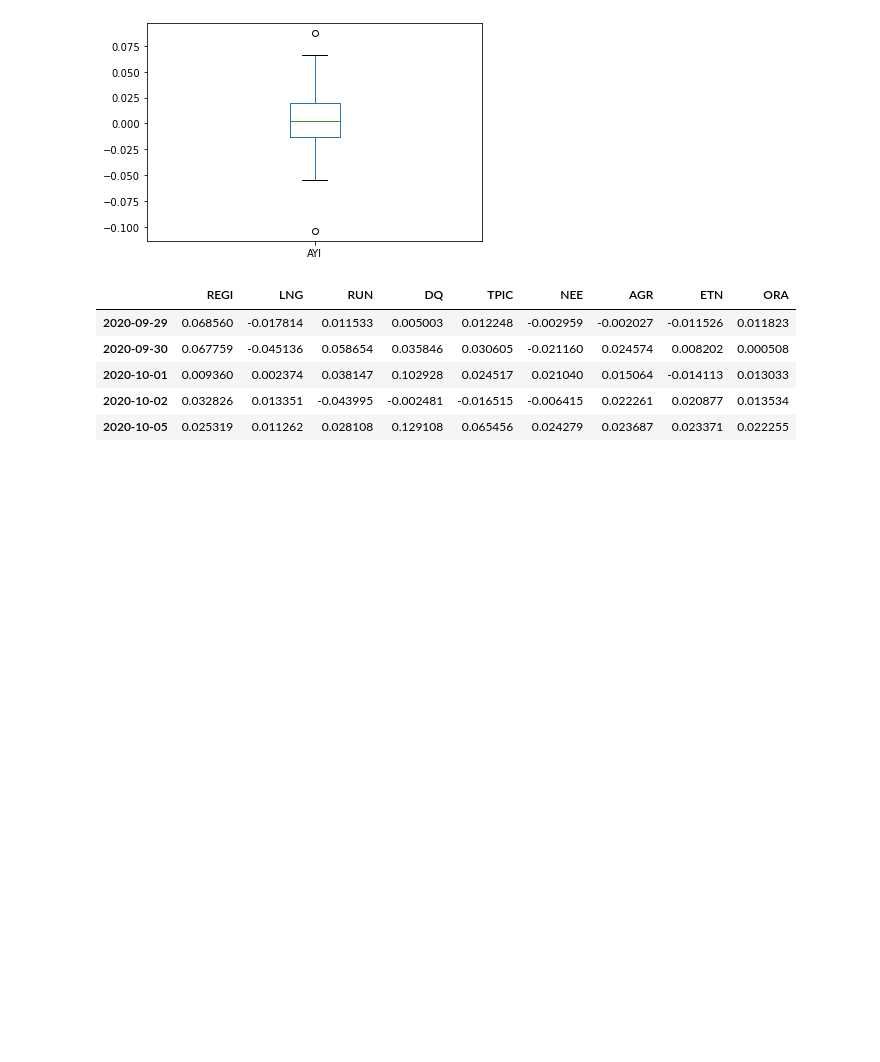
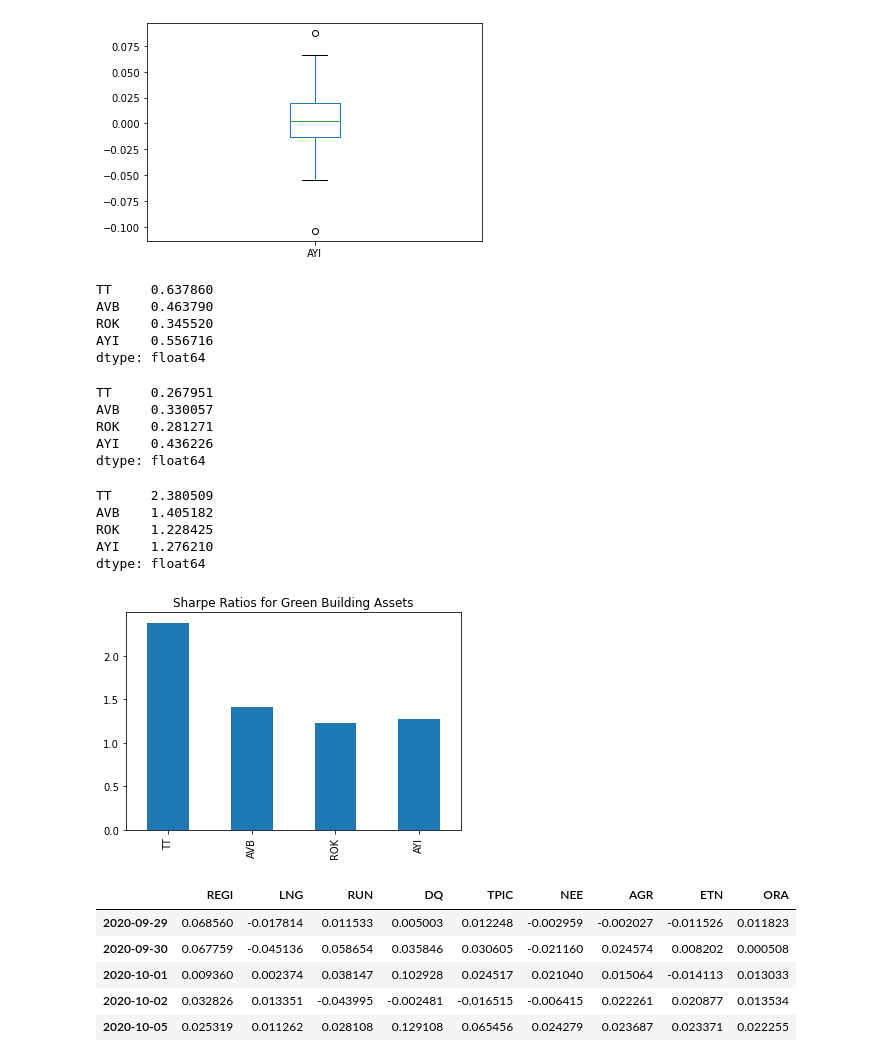
Before and after one commit to pstgeme/portfolio_analyzer, a Jupyter notebook: project_1.ipynb, the cells around one changed output. Drawn from its saved outputs; the diff is of its cells as text; code cells hidden in the pictures; blank space fills up the shorter version.

```diff
--- a/project_1.ipynb
+++ b/project_1.ipynb
@@ -429,6 +518,41 @@ Mean Price Pct: 0.002209189110110544
 Price Pct std. deviation: 0.02747963979047605
 The stock is more volatile than the market.
 [figure]
+# %%
+# Average annual return for green_building portolio
+average_annual_return(df_daily_returns_green_building)
+# %% [output]
+TT     0.637860
+AVB    0.463790
+ROK    0.345520
+AYI    0.556716
+dtype: float64
+# %%
+# Annualized standard deviation for green_building portfolio
+annualized_standard_deviation(df_daily_returns_green_building)
+# %% [output]
+TT     0.267951
+AVB    0.330057
+ROK    0.281271
+AYI    0.436226
+dtype: float64
+# %%
+# Sharpe ratios for green_building portfolio
+sharpe_ratio_green_building = sharpe_ratio(df_daily_returns_green_building)
+sharpe_ratio(df_daily_returns_green_building)
+# %% [output]
+TT     2.380509
+AVB    1.405182
+ROK    1.228425
+AYI    1.276210
+dtype: float64
+# %%
+# Plot of Sharpe ratios for green_building portfolio
+sharpe_ratio_green_building.plot.bar(title="Sharpe Ratios for Green Building Assets")
+
+plt.show()
+# %% [output]
+[figure, added]
 # %%
 #GENERATE MARKET ANALYSIS REPORT FOR GREEN_ENERGY PORTFOLIO
 # %%
```
Also changed, not shown: parts of 38 cells of this notebook.
